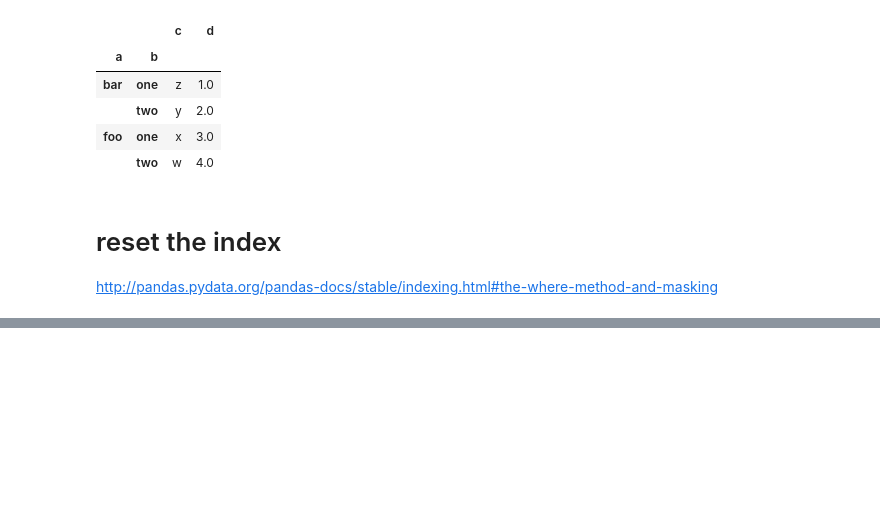
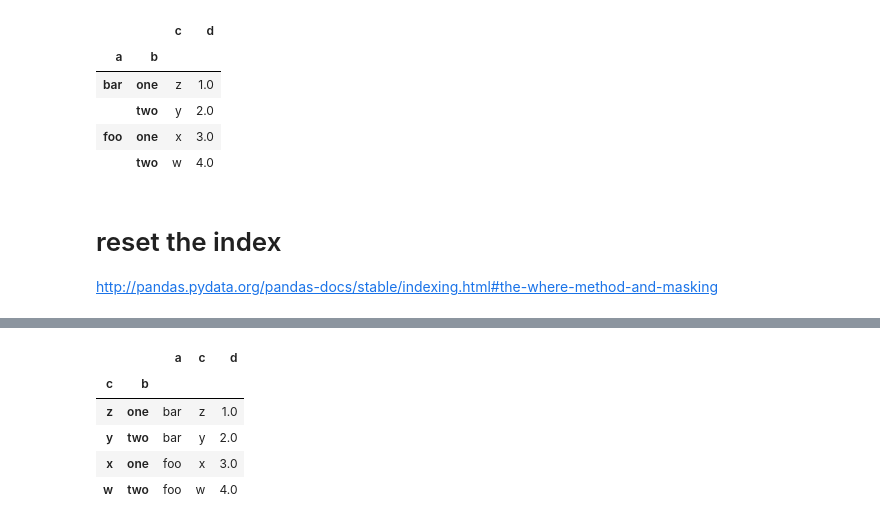
Before and after one commit to colorfulclouds/tensorflow2, a Jupyter notebook: pandas/indexing and selecting data_2.ipynb, the cells around one changed output, grey strips where cells are left out. Saved outputs shown, nothing was run; the diff lists cells and outputs as text; code cells hidden in the pictures; blank space fills up the shorter version.

```diff
--- a/pandas/indexing and selecting data_2.ipynb
+++ b/pandas/indexing and selecting data_2.ipynb
@@ -1526,0 +1554,6 @@ http://pandas.pydata.org/pandas-docs/stable/indexing.html#the-where-method-and-m
+# %%
+frame = pd.DataFrame({'a':['bar','bar','foo','foo'],
+                     'b':['one','two','one','two'],
+                     'c':['z','y','x','w'],
+                     'd':[1.,2.,3.,4.]})
+frame
@@ -1526,0 +1566,4 @@ http://pandas.pydata.org/pandas-docs/stable/indexing.html#the-where-method-and-m
+# %%
+frame.set_index('c' , drop=False , inplace=True)
+frame.set_index(['a','b'] , append=True , inplace=True)
+frame
@@ -1526,0 +1577,9 @@ http://pandas.pydata.org/pandas-docs/stable/indexing.html#the-where-method-and-m
+# %%
+frame.reset_index(level=1) #index 1 (下标从0开始)
+# %% [output]
+|  |  | a | c | d |
+| c | b |  |  |  |
+| z | one | bar | z | 1.0 |
+| y | two | bar | y | 2.0 |
+| x | one | foo | x | 3.0 |
+| w | two | foo | w | 4.0 |
```
Also changed, not shown: parts of 21 cells of this notebook, 1 other file.
